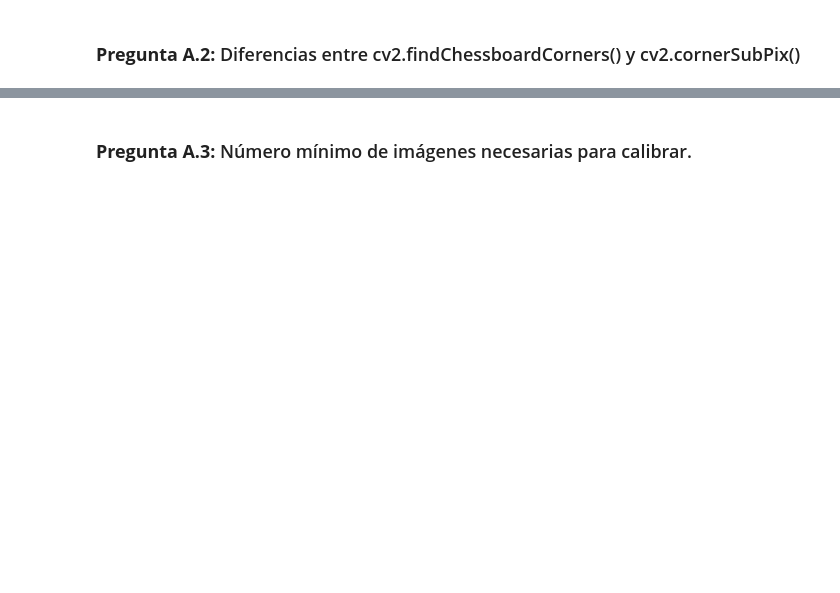
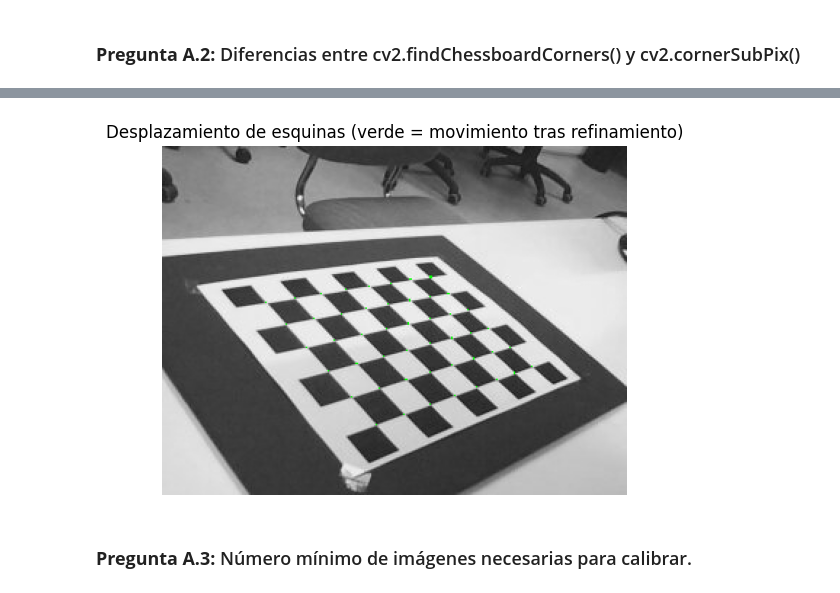
Before and after one commit to beajimeenez/Practicas_Computer_Vision, a Jupyter notebook: Lab_2/Lab_2/src/lab_2.ipynb, the cells around one changed output, grey strips where cells are left out. Saved outputs shown, nothing was run; the diff lists cells and outputs as text; code cells hidden in the pictures; blank space fills up the shorter version.

```diff
--- a/Lab_2/Lab_2/src/lab_2.ipynb
+++ b/Lab_2/Lab_2/src/lab_2.ipynb
@@ -132,2 +291,16 @@ print("Root mean squared reprojection error:\n", rms)
+# %%
+img_diff = cv2.cvtColor(gray, cv2.COLOR_GRAY2BGR)
+
+for p0, p1 in zip(pts_initial, pts_refined):
+    p0i, p1i = tuple(np.int32(p0)), tuple(np.int32(p1))
+    cv2.arrowedLine(img_diff, p0i, p1i, (0, 255, 0), 1, tipLength=0.4)
+
+plt.figure(figsize=(6,6))
+plt.imshow(cv2.cvtColor(img_diff, cv2.COLOR_BGR2RGB))
+plt.title("Desplazamiento de esquinas (verde = movimiento tras refinamiento)")
+plt.axis('off')
+plt.show()
+# %% [output]
+[figure, added]
 # %% [markdown]
 ### **Pregunta A.3:** Número mínimo de imágenes necesarias para calibrar.
```
Also changed, not shown: parts of 15 cells of this notebook, 54 other files.
